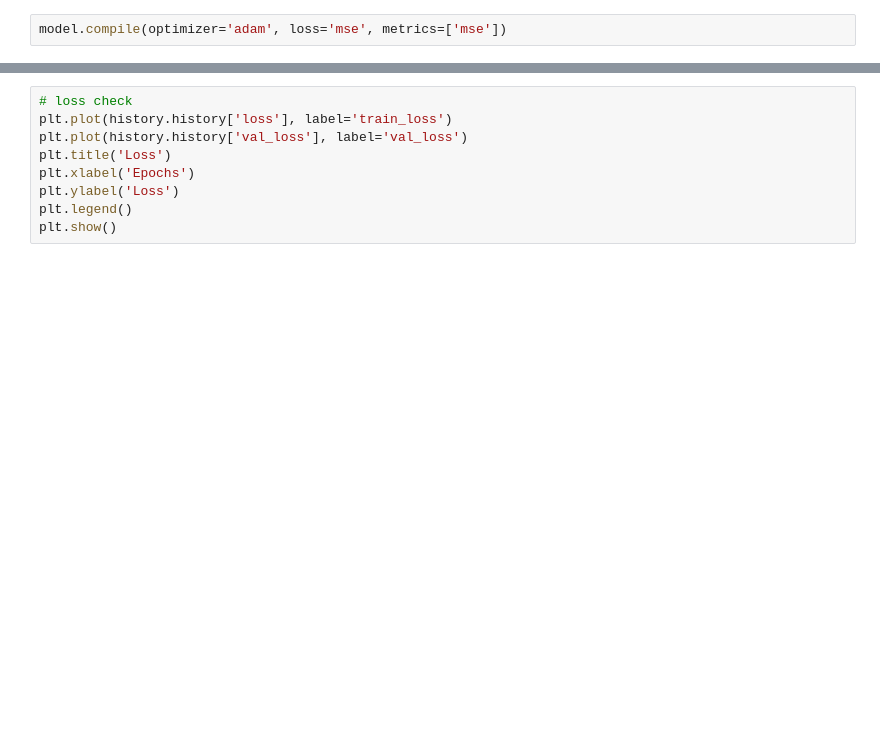
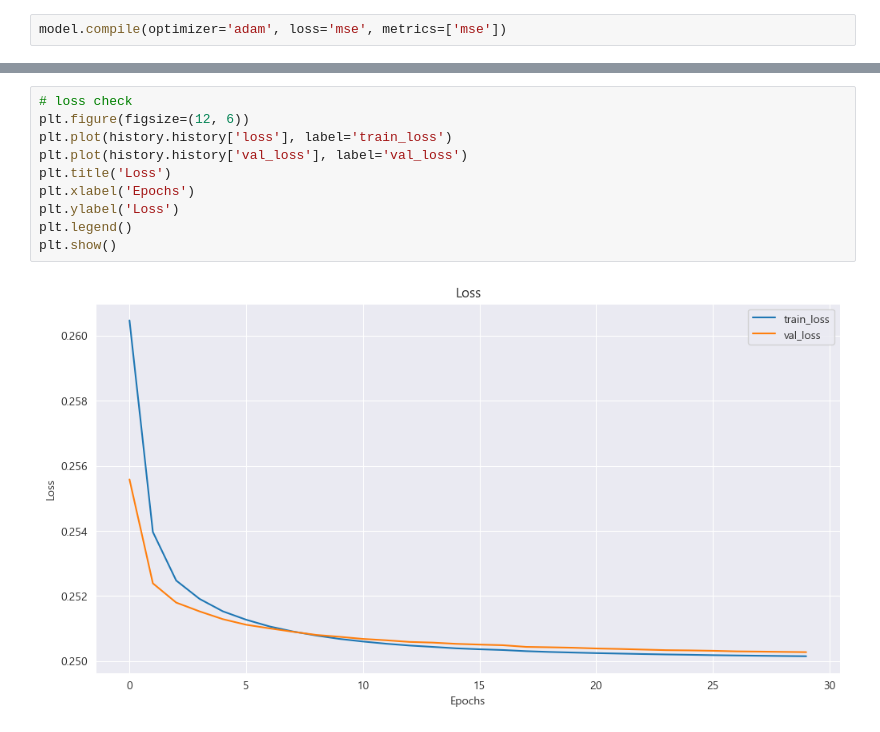
Before and after one commit to Kimnabin/artificial-intelligence, a Jupyter notebook: week5/diabetes.ipynb, the cells around one changed output, grey strips where cells are left out. Cells and saved outputs as stored; diff of their text form; blank space fills up the shorter version.

```diff
--- a/week5/diabetes.ipynb
+++ b/week5/diabetes.ipynb
@@ -94,11 +182,14 @@ history = model.fit(X_train, y_train, epochs=30, batch_size=32, validation_data=
 # %%
 # loss check
+plt.figure(figsize=(12, 6))
 plt.plot(history.history['loss'], label='train_loss')
 plt.plot(history.history['val_loss'], label='val_loss')
 plt.title('Loss')
 plt.xlabel('Epochs')
 plt.ylabel('Loss')
 plt.legend()
 plt.show()
+# %% [output]
+[figure, added]
 # %%
 # mse check
```
Also changed, not shown: parts of 38 cells of this notebook, 2 other files.
